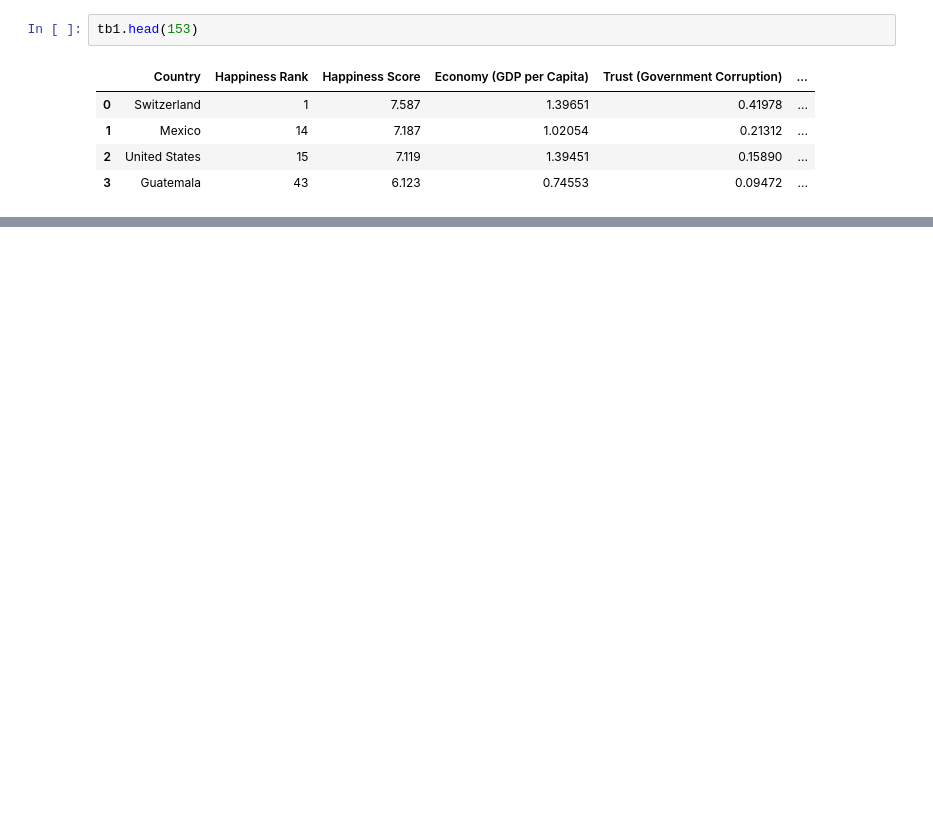
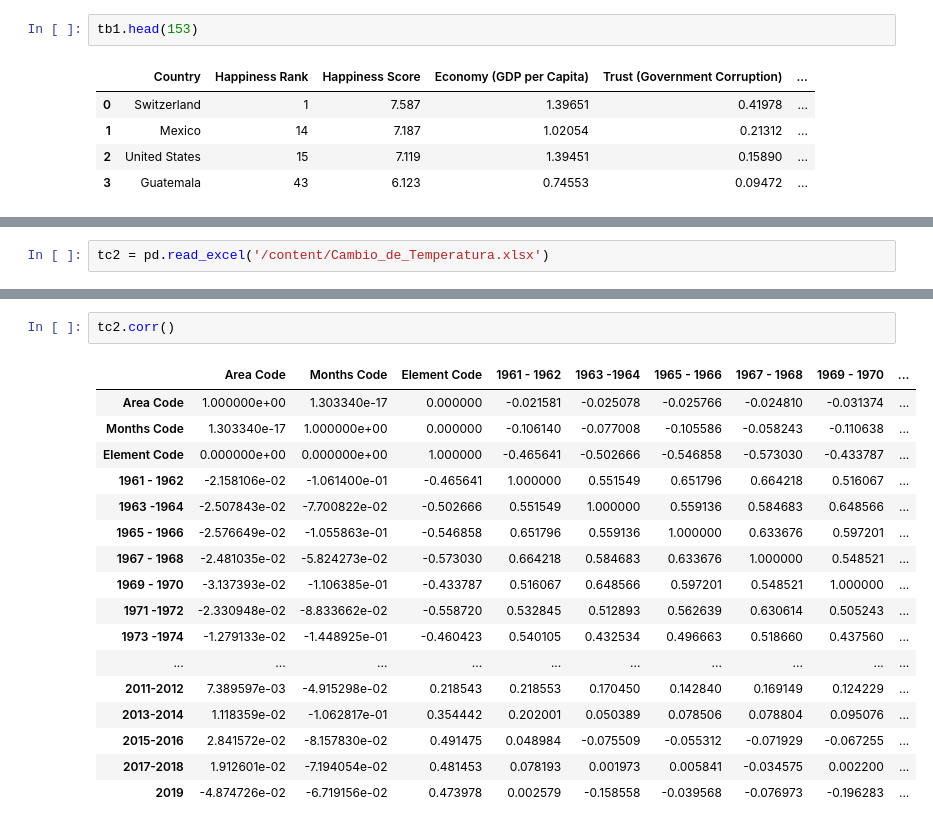
Before and after one commit to paolaim/miner-a-, a Jupyter notebook: Ej_Limpieza_Equipo7.ipynb, the cells around one changed output, grey strips where cells are left out. Drawn from its saved outputs; the diff is of its cells as text; blank space fills up the shorter version.

```diff
--- a/Ej_Limpieza_Equipo7.ipynb
+++ b/Ej_Limpieza_Equipo7.ipynb
@@ -126,0 +198,2 @@ tb1.corr()
+# %%
+tc2 = pd.read_excel('/content/Cambio_de_Temperatura.xlsx')
@@ -126,0 +220,20 @@ tb1.corr()
+# %%
+tc2.corr()
+# %% [output]
+|  | Area Code | Months Code | Element Code | 1961 - 1962 | 1963 -1964 | 1965 - 1966 | 1967 - 1968 | 1969 - 1970 | ... |
+| Area Code | 1.000000e+00 | 1.303340e-17 | 0.000000 | -0.021581 | -0.025078 | -0.025766 | -0.024810 | -0.031374 | ... |
+| Months Code | 1.303340e-17 | 1.000000e+00 | 0.000000 | -0.106140 | -0.077008 | -0.105586 | -0.058243 | -0.110638 | ... |
+| Element Code | 0.000000e+00 | 0.000000e+00 | 1.000000 | -0.465641 | -0.502666 | -0.546858 | -0.573030 | -0.433787 | ... |
+| 1961 - 1962 | -2.158106e-02 | -1.061400e-01 | -0.465641 | 1.000000 | 0.551549 | 0.651796 | 0.664218 | 0.516067 | ... |
+| 1963 -1964 | -2.507843e-02 | -7.700822e-02 | -0.502666 | 0.551549 | 1.000000 | 0.559136 | 0.584683 | 0.648566 | ... |
+| 1965 - 1966 | -2.576649e-02 | -1.055863e-01 | -0.546858 | 0.651796 | 0.559136 | 1.000000 | 0.633676 | 0.597201 | ... |
+| 1967 - 1968 | -2.481035e-02 | -5.824273e-02 | -0.573030 | 0.664218 | 0.584683 | 0.633676 | 1.000000 | 0.548521 | ... |
+| 1969 - 1970 | -3.137393e-02 | -1.106385e-01 | -0.433787 | 0.516067 | 0.648566 | 0.597201 | 0.548521 | 1.000000 | ... |
+| 1971 -1972 | -2.330948e-02 | -8.833662e-02 | -0.558720 | 0.532845 | 0.512893 | 0.562639 | 0.630614 | 0.505243 | ... |
+| 1973 -1974 | -1.279133e-02 | -1.448925e-01 | -0.460423 | 0.540105 | 0.432534 | 0.496663 | 0.518660 | 0.437560 | ... |
+| ... | ... | ... | ... | ... | ... | ... | ... | ... | ... |
+| 2011-2012 | 7.389597e-03 | -4.915298e-02 | 0.218543 | 0.218553 | 0.170450 | 0.142840 | 0.169149 | 0.124229 | ... |
+| 2013-2014 | 1.118359e-02 | -1.062817e-01 | 0.354442 | 0.202001 | 0.050389 | 0.078506 | 0.078804 | 0.095076 | ... |
+| 2015-2016 | 2.841572e-02 | -8.157830e-02 | 0.491475 | 0.048984 | -0.075509 | -0.055312 | -0.071929 | -0.067255 | ... |
+| 2017-2018 | 1.912601e-02 | -7.194054e-02 | 0.481453 | 0.078193 | 0.001973 | 0.005841 | -0.034575 | 0.002200 | ... |
+| 2019 | -4.874726e-02 | -6.719156e-02 | 0.473978 | 0.002579 | -0.158558 | -0.039568 | -0.076973 | -0.196283 | ... |
```
Also changed, not shown: parts of 13 cells of this notebook.
